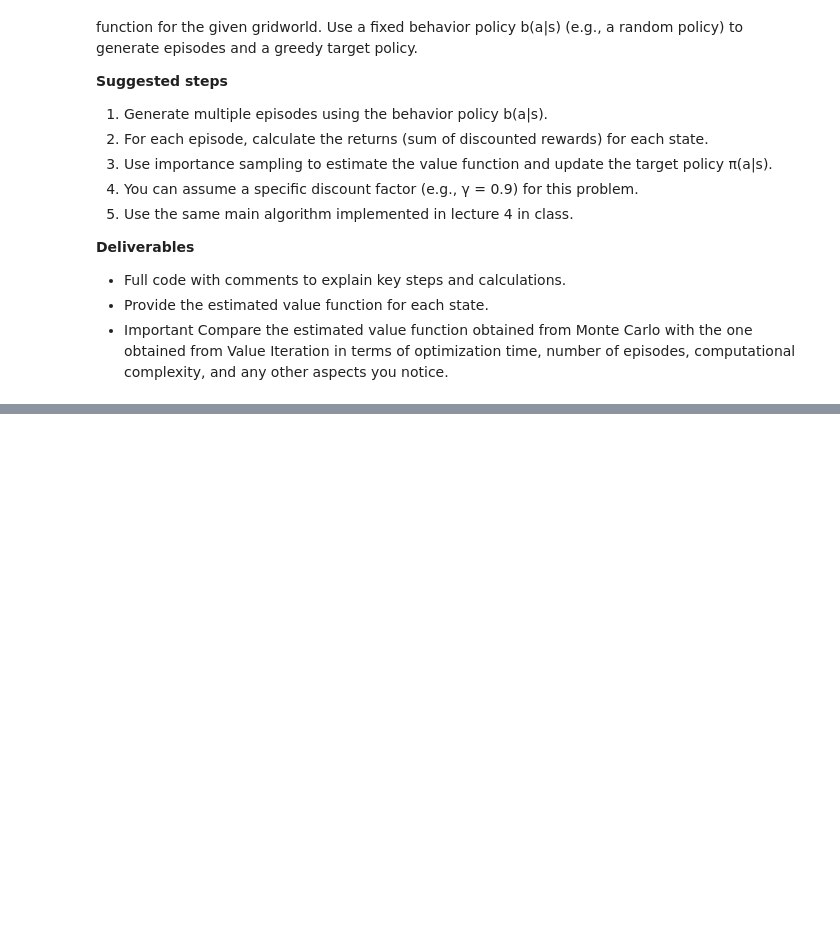
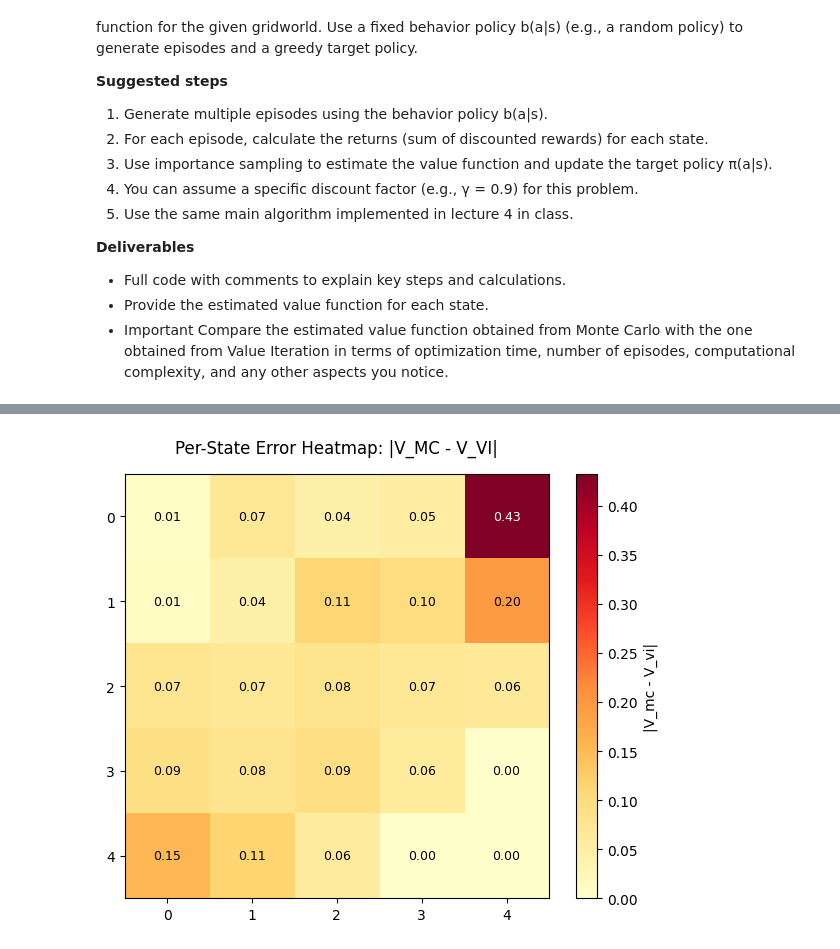
Before and after one commit to caatat741213/CSCN8020_Assignment1, a Jupyter notebook: CSCN8020_Assignment1.ipynb, the cells around one changed output, grey strips where cells are left out. Cells and saved outputs as stored; diff of their text form; code cells hidden in the pictures; blank space fills up the shorter version.

```diff
--- a/CSCN8020_Assignment1.ipynb
+++ b/CSCN8020_Assignment1.ipynb
@@ -7,0 +10,10 @@
+# %%
+%reload_ext autoreload
+%autoreload 2
+
+import sys
+sys.path.append('.')
+
+from src.utils import setup_logger, log_section
+logger = setup_logger("Assignment1_Complete.log")
+log_section(logger, "Reinforcement Learning Programming-Assignment 1", is_main_title=True)
@@ -352,0 +785,65 @@ obtained from Value Iteration in terms of optimization time, number of episodes,
+# %%
+import matplotlib.pyplot as plt
+import os
+import numpy as np
+
+os.makedirs('images', exist_ok=True)
+
+log_section(logger, "Problem 4: Advanced Comparison (MC vs VI)")
+
+# Metrics
+v_mc_arr = np.array(v_mc)
+v_std_arr = np.array(v_standard)
+
+v_diff = np.abs(v_mc_arr - v_std_arr)
+mae = float(np.mean(v_diff))
+max_err = float(np.max(v_diff))
+
+# Policy Agreement
+action_symbols = ['↑', '→', '↓', '←']
+p_list_mc = [action_symbols[a] if i != 24 else 'G' for i, a in enumerate(policy_mc)]
+
+non_term_states = [s for s in range(25) if s != 24]
+matches = sum(1 for s in non_term_states if policy_standard[s] == p_list_mc[s])
+pol_agree = matches / len(non_term_states)
+
+#Logger
+logger.info("=" * 66)
+logger.info("  Off-Policy MC  vs  Standard Value Iteration")
+logger.info("=" * 66)
+logger.info(f"  {'Metric':<30} {'MC':>15} {'VI':>15}")
+logger.info(f"  {'-'*60}")
+# num_episodes, iter_standard, time_mc, time_standard
+logger.info(f"  {'Episodes / Iterations':<30} {num_episodes:>15,} {iter_standard:>15,}")
+logger.info(f"  {'Wall-clock time (s)':<30} {time_mc:>15.5f} {time_standard:>15.5f}")
+logger.info(f"  {'Needs env model?':<30} {'No':>15} {'Yes':>15}")
+logger.info(f"  {'MAE vs VI ground truth':<30} {mae:>15.4f} {'0.0000':>15}")
+logger.info(f"  {'Max |V_mc - V_vi|':<30} {max_err:>15.4f} {'0.0000':>15}")
+logger.info(f"  {'Policy agreement with VI':<30} {pol_agree:>14.1%} {'100.0%':>15}")
+logger.info("=" * 66)
+
+# Heatmap
+fig, ax = plt.subplots(figsize=(6, 5))
+diff_grid = v_diff.reshape(5, 5)
+
+#  YlOrRd
+im = ax.imshow(diff_grid, cmap='YlOrRd', vmin=0)
+plt.colorbar(im, ax=ax, label='|V_mc - V_vi|')
+
+for s in range(25):
+    r, c = s // 5, s % 5
+    text_color = 'white' if diff_grid[r, c] > (max_err * 0.6) else 'black'
+    ax.text(c, r, f'{v_diff[s]:.2f}', ha='center', va='center',
+            fontsize=9, color=text_color)
+
+ax.set_title('Per-State Error Heatmap: |V_MC - V_VI|', pad=15)
+ax.set_xticks(range(5))
+ax.set_yticks(range(5))
+
+# save image
+plt.tight_layout()
+plt.savefig('images/MC_vs_VI_error.png', dpi=150, bbox_inches='tight')
+plt.show()
+
+logger.info(f"Comparison Summary: MAE={mae:.4f}, max_err={max_err:.4f}, policy_agree={pol_agree*100:.1f}%")
+# %% [output]
@@ -352,0 +865 @@ obtained from Value Iteration in terms of optimization time, number of episodes,
+[figure, added]
```
Also changed, not shown: parts of 27 cells of this notebook, 8 other files.
